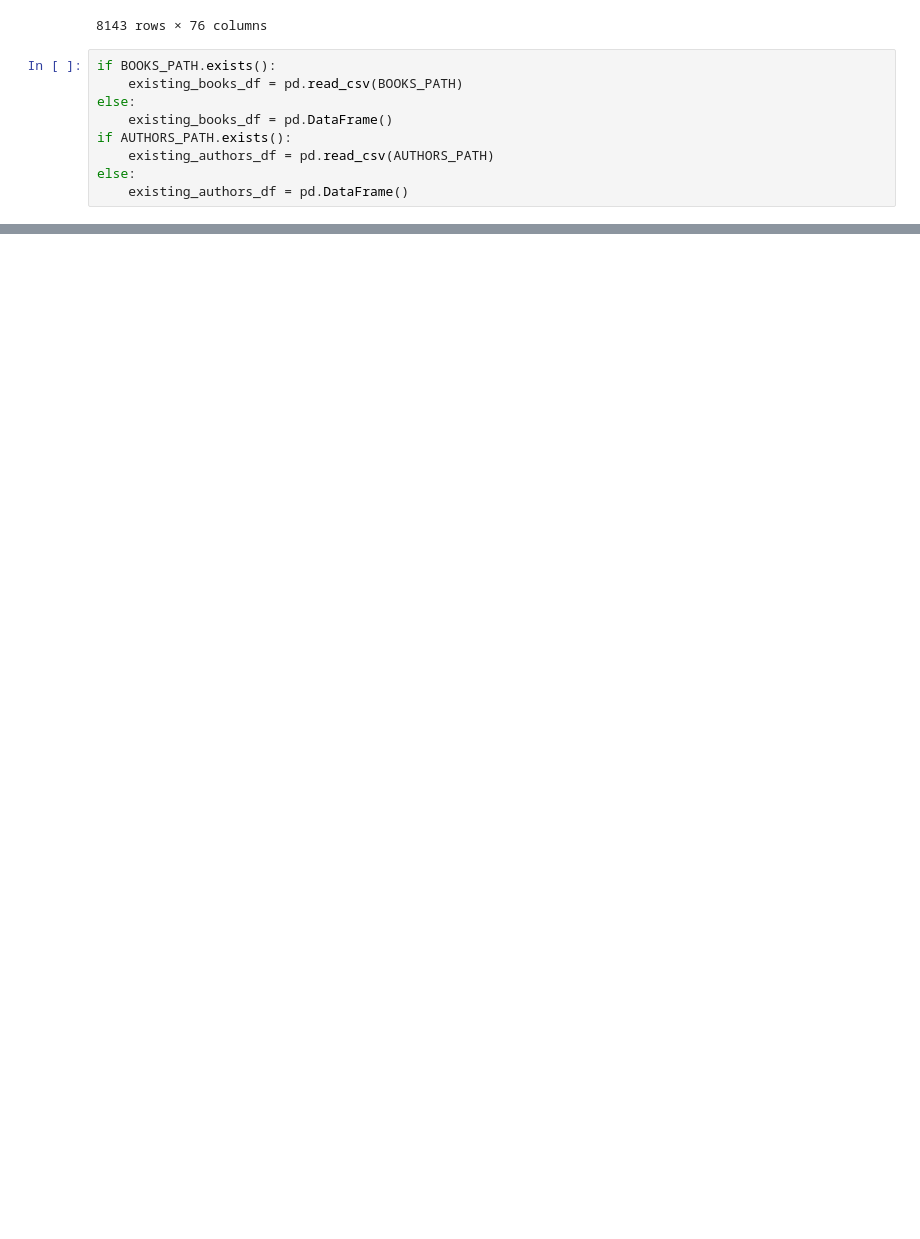
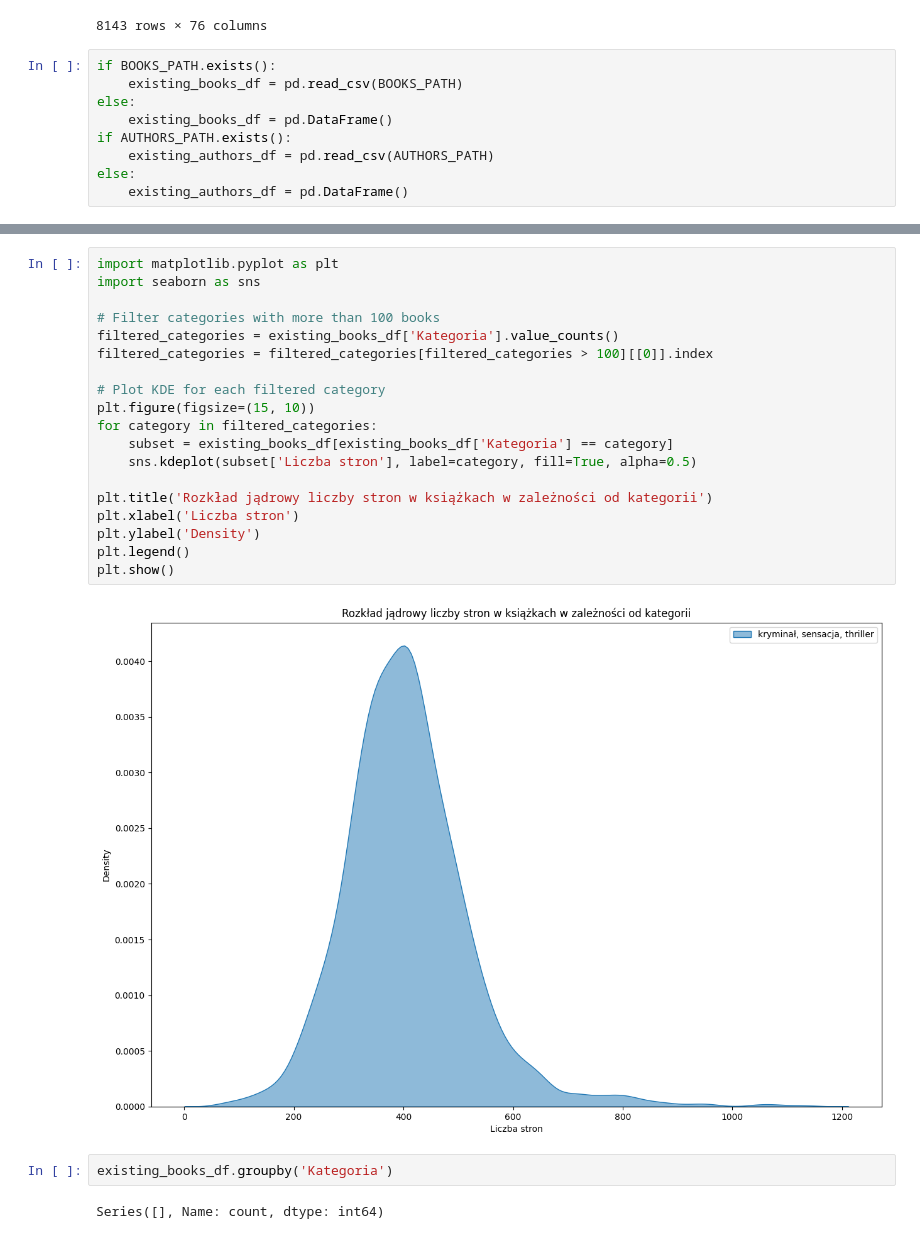
Before and after one commit to beep1000101/lubimyczytac_project, a Jupyter notebook: data_source.ipynb, the cells around one changed output, grey strips where cells are left out. Drawn from its saved outputs; the diff is of its cells as text; blank space fills up the shorter version.

```diff
--- a/data_source.ipynb
+++ b/data_source.ipynb
@@ -248,0 +402,25 @@ else:
+# %%
+import matplotlib.pyplot as plt
+import seaborn as sns
+
+# Filter categories with more than 100 books
+filtered_categories = existing_books_df['Kategoria'].value_counts()
+filtered_categories = filtered_categories[filtered_categories > 100][[0]].index
+
+# Plot KDE for each filtered category
+plt.figure(figsize=(15, 10))
+for category in filtered_categories:
+    subset = existing_books_df[existing_books_df['Kategoria'] == category]
+    sns.kdeplot(subset['Liczba stron'], label=category, fill=True, alpha=0.5)
+
+plt.title('Rozkład jądrowy liczby stron w książkach w zależności od kategorii')
+plt.xlabel('Liczba stron')
+plt.ylabel('Density')
+plt.legend()
+plt.show()
+# %% [output]
+[figure, added]
+# %%
+existing_books_df.groupby('Kategoria')
+# %% [output]
+Series([], Name: count, dtype: int64)
```
Also changed, not shown: parts of 18 cells of this notebook.
